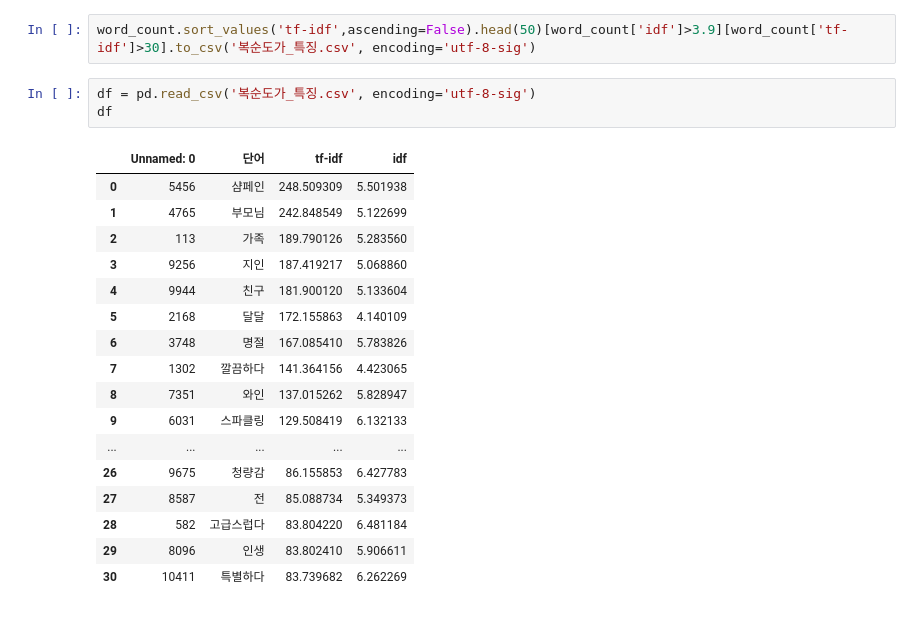
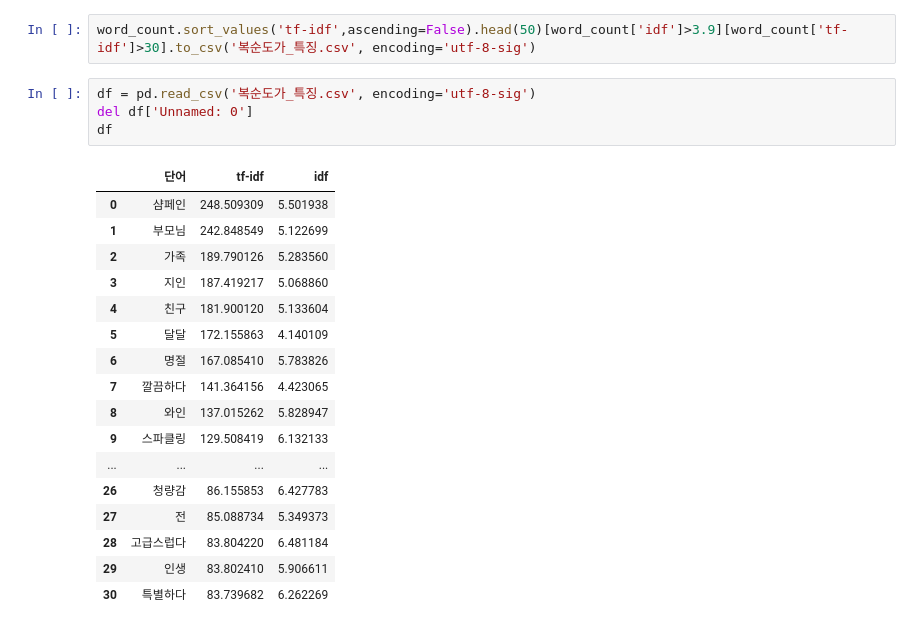
Before and after one commit to JJongSSu/Study, a Jupyter notebook: Teamproject/second/hashtag/해시태그.ipynb, the cells around one changed output. Cells and saved outputs as stored; diff of their text form.

```diff
--- a/Teamproject/second/hashtag/해시태그.ipynb
+++ b/Teamproject/second/hashtag/해시태그.ipynb
@@ -123,22 +123,23 @@ word_count.sort_values('tf-idf',ascending=False).head(50)[word_count['idf']>3.9]
 word_count.sort_values('tf-idf',ascending=False).head(50)[word_count['idf']>3.9][word_count['tf-idf']>30].to_csv('복순도가_특징.csv', encoding='utf-8-sig')
 # %%
 df = pd.read_csv('복순도가_특징.csv', encoding='utf-8-sig')
+del df['Unnamed: 0']
 df
 # %% [output]
-|  | Unnamed: 0 | 단어 | tf-idf | idf |
-| 0 | 5456 | 샴페인 | 248.509309 | 5.501938 |
-| 1 | 4765 | 부모님 | 242.848549 | 5.122699 |
-| 2 | 113 | 가족 | 189.790126 | 5.283560 |
-| 3 | 9256 | 지인 | 187.419217 | 5.068860 |
-| 4 | 9944 | 친구 | 181.900120 | 5.133604 |
-| 5 | 2168 | 달달 | 172.155863 | 4.140109 |
-| 6 | 3748 | 명절 | 167.085410 | 5.783826 |
-| 7 | 1302 | 깔끔하다 | 141.364156 | 4.423065 |
-| 8 | 7351 | 와인 | 137.015262 | 5.828947 |
-| 9 | 6031 | 스파클링 | 129.508419 | 6.132133 |
-| ... | ... | ... | ... | ... |
-| 26 | 9675 | 청량감 | 86.155853 | 6.427783 |
-| 27 | 8587 | 전 | 85.088734 | 5.349373 |
-| 28 | 582 | 고급스럽다 | 83.804220 | 6.481184 |
-| 29 | 8096 | 인생 | 83.802410 | 5.906611 |
-| 30 | 10411 | 특별하다 | 83.739682 | 6.262269 |
+|  | 단어 | tf-idf | idf |
+| 0 | 샴페인 | 248.509309 | 5.501938 |
+| 1 | 부모님 | 242.848549 | 5.122699 |
+| 2 | 가족 | 189.790126 | 5.283560 |
+| 3 | 지인 | 187.419217 | 5.068860 |
+| 4 | 친구 | 181.900120 | 5.133604 |
+| 5 | 달달 | 172.155863 | 4.140109 |
+| 6 | 명절 | 167.085410 | 5.783826 |
+| 7 | 깔끔하다 | 141.364156 | 4.423065 |
+| 8 | 와인 | 137.015262 | 5.828947 |
+| 9 | 스파클링 | 129.508419 | 6.132133 |
+| ... | ... | ... | ... |
+| 26 | 청량감 | 86.155853 | 6.427783 |
+| 27 | 전 | 85.088734 | 5.349373 |
+| 28 | 고급스럽다 | 83.804220 | 6.481184 |
+| 29 | 인생 | 83.802410 | 5.906611 |
+| 30 | 특별하다 | 83.739682 | 6.262269 |
```
Also changed, not shown: parts of 5 cells of this notebook, 3 other files.
